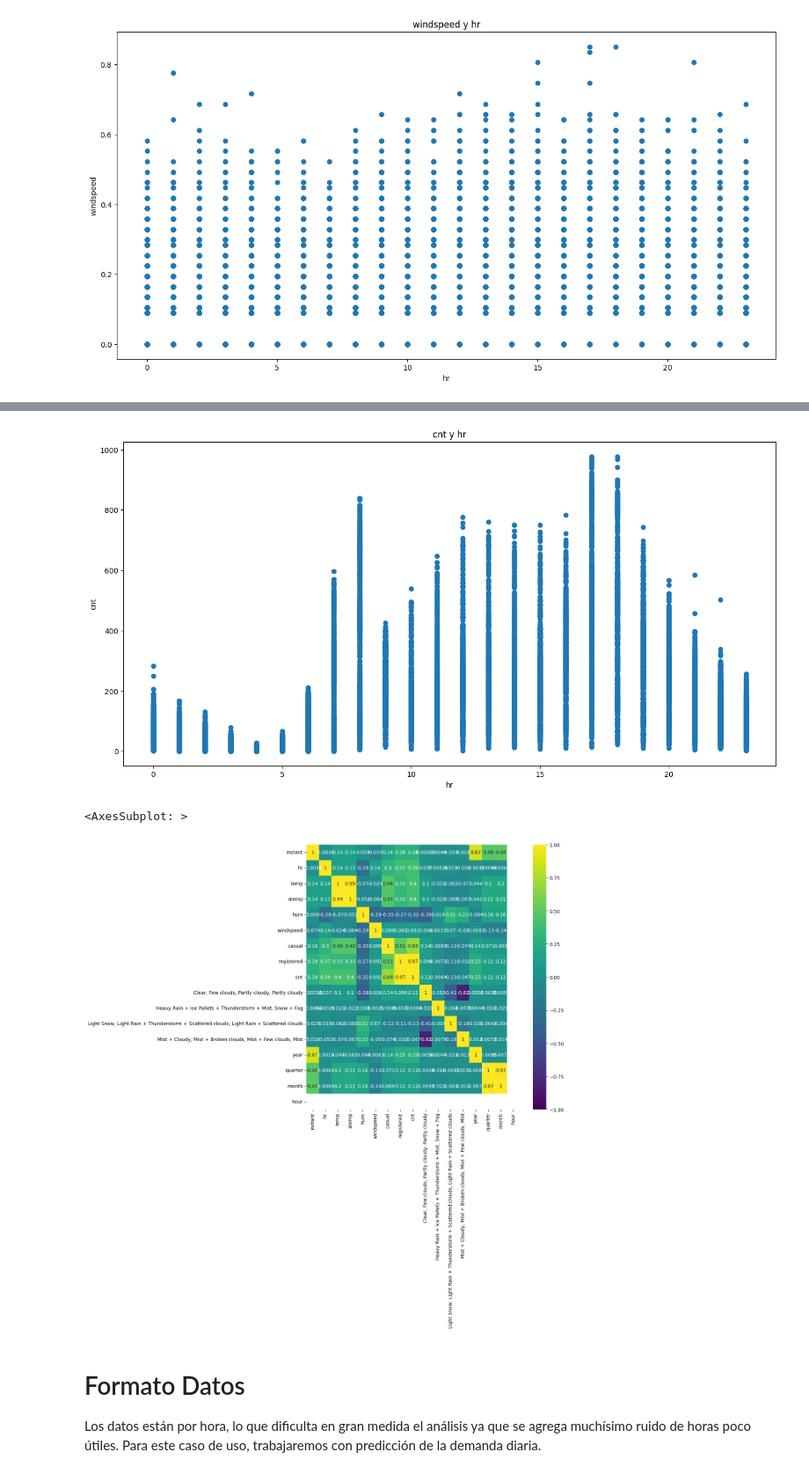
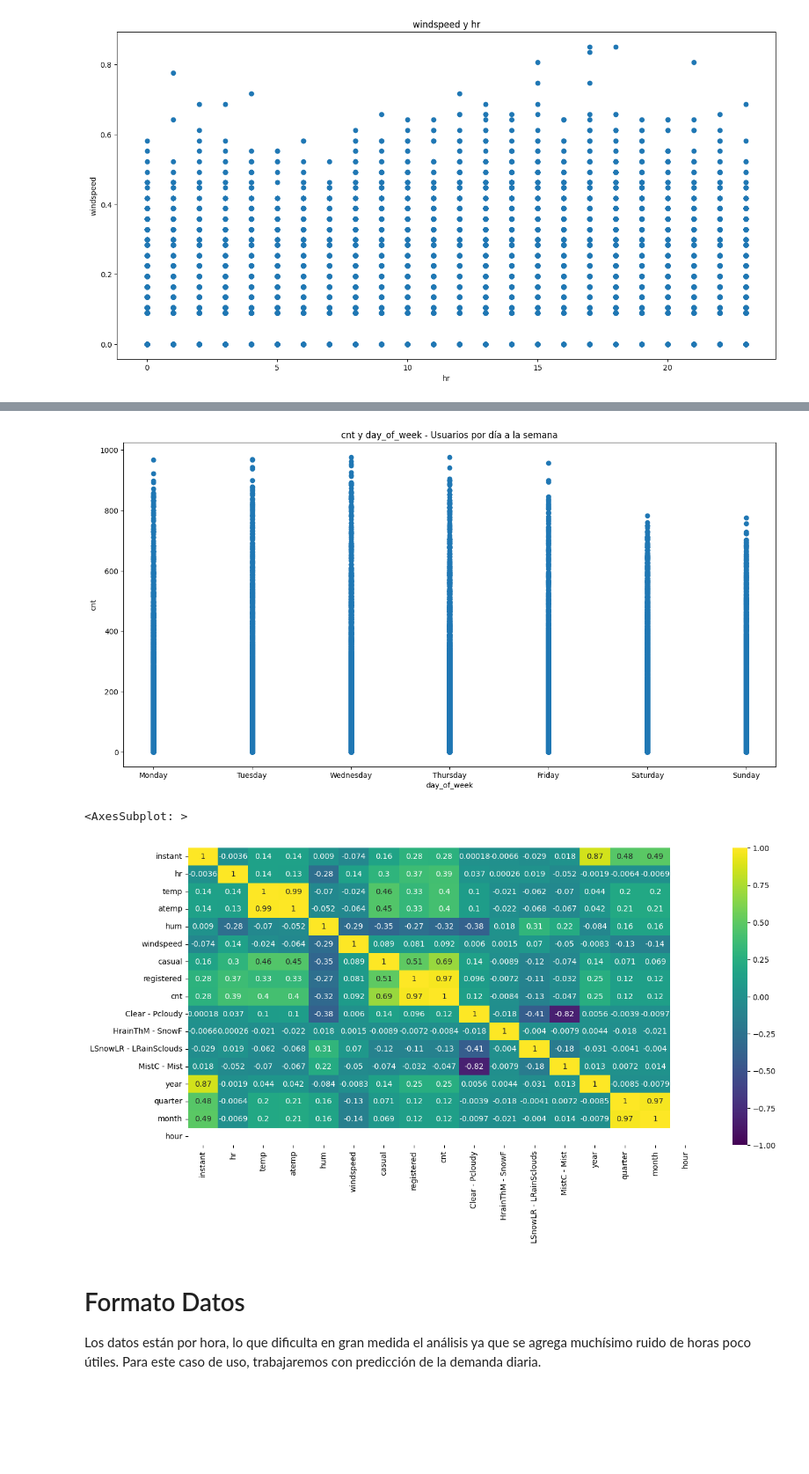
Before and after one commit to adRi781/Resoluci-n-caso, a Jupyter notebook: C3_S4_Resolución de caso - Bike Sharing App.ipynb, the cells around one changed output, grey strips where cells are left out. Shown at 88% size. Cells and saved outputs as stored; diff of their text form; code cells hidden in the pictures; blank space fills up the shorter version.

```diff
--- a/C3_S4_Resolución de caso - Bike Sharing App.ipynb
+++ b/C3_S4_Resolución de caso - Bike Sharing App.ipynb
@@ -265,3 +258,11 @@ Heavy Rain + Ice Pallets + Thunderstorm + Mist, Snow + Fog
 Light Snow, Light Rain + Thunderstorm + Scattered clouds, Light Rain + Scattered clouds    0
 Mist + Cloudy, Mist + Broken clouds, Mist + Few clouds, Mist                               0
 dtype: int64
+# %%
+# Cambio los nombres de las columnas dummies
+df = df.rename(columns={
+                        'Clear, Few clouds, Partly cloudy, Partly cloudy': 'Clear - Pcloudy',
+                        'Heavy Rain + Ice Pallets + Thunderstorm + Mist, Snow + Fog':'HrainThM - SnowF',
+                        'Light Snow, Light Rain + Thunderstorm + Scattered clouds, Light Rain + Scattered clouds':'LSnowLR - LRainSclouds',
+                        'Mist + Cloudy, Mist + Broken clouds, Mist + Few clouds, Mist':'MistC - Mist'
+                        })
@@ -299,20 +318,29 @@ plt.show()
 # %%
-x = 'hr'
+d_order=['Monday','Tuesday','Wednesday','Thursday','Friday','Saturday','Sunday']
+x = 'day_of_week'
 y = 'cnt'
+
+# Crear la columna auxiliar 'd_order' para ordenar los datos
+df['d_order'] = df[x].astype('category').cat.reorder_categories(d_order)
+
+# Ordenar los datos por la columna auxiliar 'd_order'
+df_sorted = df.sort_values('d_order')
+
+# Crear la gráfica de dispersión con los datos ordenados
 fig, ax = plt.subplots(figsize=(16,8))
-ax.scatter(df[x], df[y])
+ax.scatter(df_sorted[x], df_sorted[y])
 ax.set_xlabel(x)
 ax.set_ylabel(y)
-ax.set_title(f'{y} y {x}')
+ax.set_title(f'{y} y {x} - Usuarios por día a la semana')
 plt.show()
 # %% [output]
-[figure, old version]
+[figure, new version]
 # %%
-plt.figure(figsize=(10,10))
+plt.figure(figsize=(15,7))
 sns.heatmap(df.corr(),annot=True,cmap="viridis", vmin = -1, vmax = 1)
 # %% [output]
 <AxesSubplot: >
-[figure, old version]
+[figure, new version]
 # %% [markdown]
 # Formato Datos
 
```
Also changed, not shown: parts of 29 cells of this notebook.
